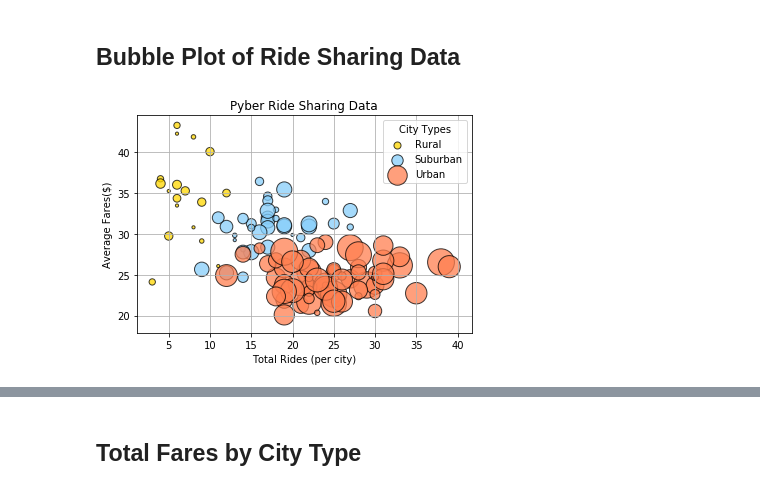
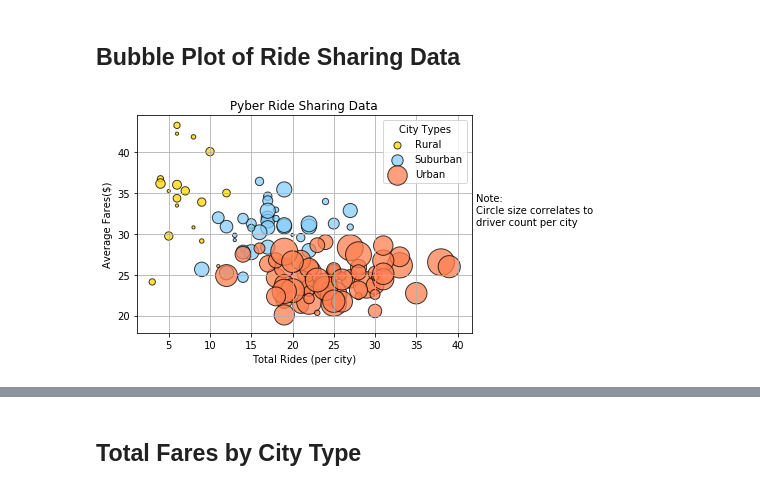
Before and after one commit to ericaleon/Matplotlib_HW, a Jupyter notebook: pyber_EL.ipynb, the cells around one changed output, grey strips where cells are left out. Cells and saved outputs as stored; diff of their text form; code cells hidden in the pictures.

```diff
--- a/pyber_EL.ipynb
+++ b/pyber_EL.ipynb
@@ -44,29 +34,24 @@ all_data.sample(7)
 # %% [markdown]
 ## Bubble Plot of Ride Sharing Data
 # %%
-# Create reduced dataframe with index set to city type
+# Create dataframe with index set to city type
 data_bubble = all_data.set_index('type')
-
 
 # Obtain the x (rides per city) coordinates for each of the three city types
 
 rides_rur = data_bubble.loc['Rural',['city','ride_id']]
 rides_rur_grp = rides_rur.groupby('city').count()
-rides_rur_grp = rides_rur_grp.rename(columns = {'ride_id':'Ride Count'})
 # rides_rur_grp
 
 rides_sub = data_bubble.loc['Suburban',['city','ride_id']]
 rides_sub_grp = rides_sub.groupby('city').count()
-rides_sub_grp = rides_sub_grp.rename(columns = {'ride_id':'Ride Count'})
 # rides_sub_grp
 
 rides_urb = data_bubble.loc['Urban',['city','ride_id']]
 rides_urb_grp = rides_urb.groupby('city').count()
-rides_urb_grp = rides_urb_grp.rename(columns = {'ride_id':'Ride Count'})
-# rides_urb_grp
+rides_urb_grp
 
 # Obtain the y (average fare per city) coordinates for each of the three city types
-
 fare_rur = data_bubble.loc['Rural',['city','fare']]
 fare_rur_grp = fare_rur.groupby('city').mean()
 # fare_rur_grp
@@ -80,8 +65,9 @@ fare_urb_grp = fare_urb.groupby('city').mean()
 # fare_urb_grp
 
 # Set up driver count
-drv_count = city_data[['type','city','driver_count']]
-drv_count = drv_count.set_index('type')
+drv_count = city_data[['type','city','driver_count']].set_index('type')
+# drv_count
+
 
 drv_count_rur = drv_count.loc['Rural',['city','driver_count']]
 
@@ -109,34 +95,37 @@ plt.scatter(rides_sub_grp,
             c = 'lightskyblue',
             edgecolors = 'black',
             alpha = 0.75,
             label = 'Suburban'
            )
 
 # Build scatter plot for Urban Cities
 plt.scatter(rides_urb_grp,
             fare_urb_grp,
             s = 10*drv_count_urb['driver_count'],
             marker = 'o',
             c = 'coral',
             edgecolors = 'black',
             alpha = 0.75,
             label = 'Urban'
            )
 
 
 # Incorporate the other graph properties
 plt.grid(True)
 plt.legend(loc = 'upper right', title = "City Types")
 plt.title("Pyber Ride Sharing Data")
 plt.xlabel("Total Rides (per city)")
 plt.ylabel("Average Fares($)")
 
 # Incorporate a text label regarding circle size
+note = "Note: \nCircle size correlates to \ndriver count per city"
+plt.text(.91, 0.5, note, transform=plt.gcf().transFigure)
+
+
+# Save Figure
+plt.savefig("Images/Bubble_RideSharingData.png")
 
 
 plt.show()
-
-# # Save Figure
-# plt.savefig("Images/Bubble_RideSharingData.png")
 # %% [output]
-[figure, old version]
+[figure, new version]
```
Also changed, not shown: parts of 11 cells of this notebook, 5 other files.
